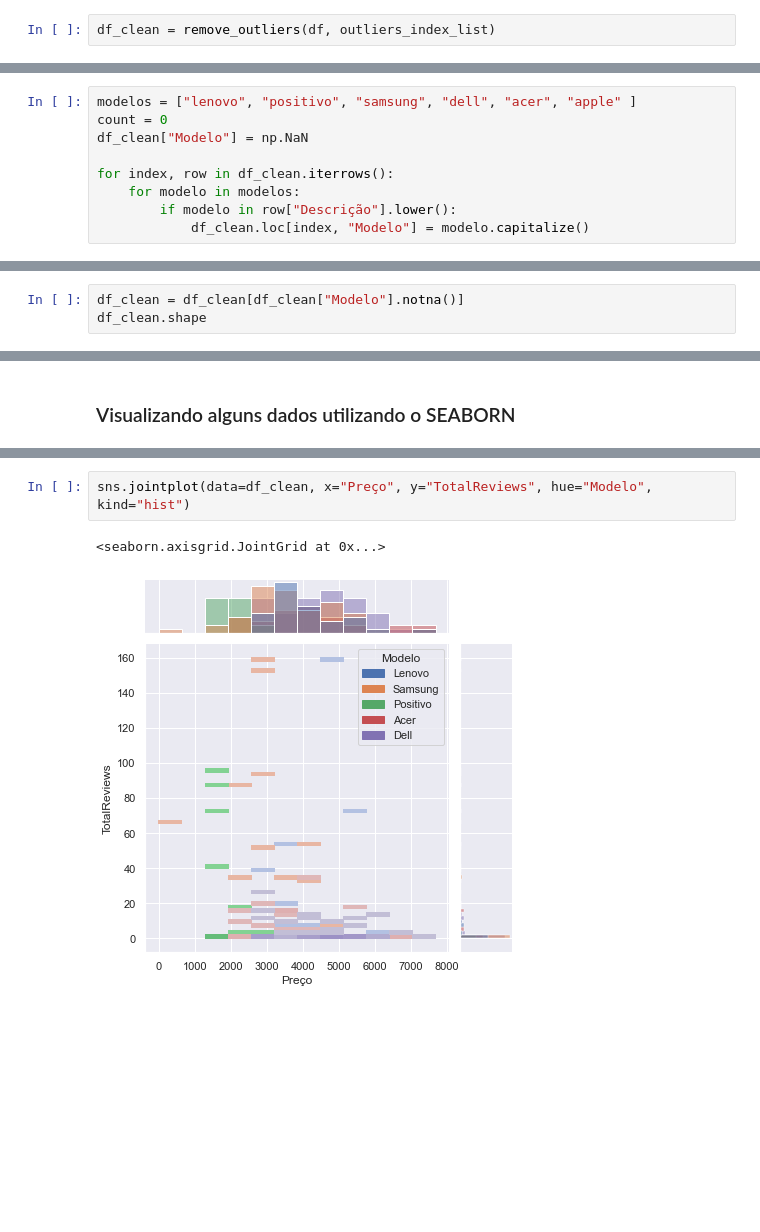
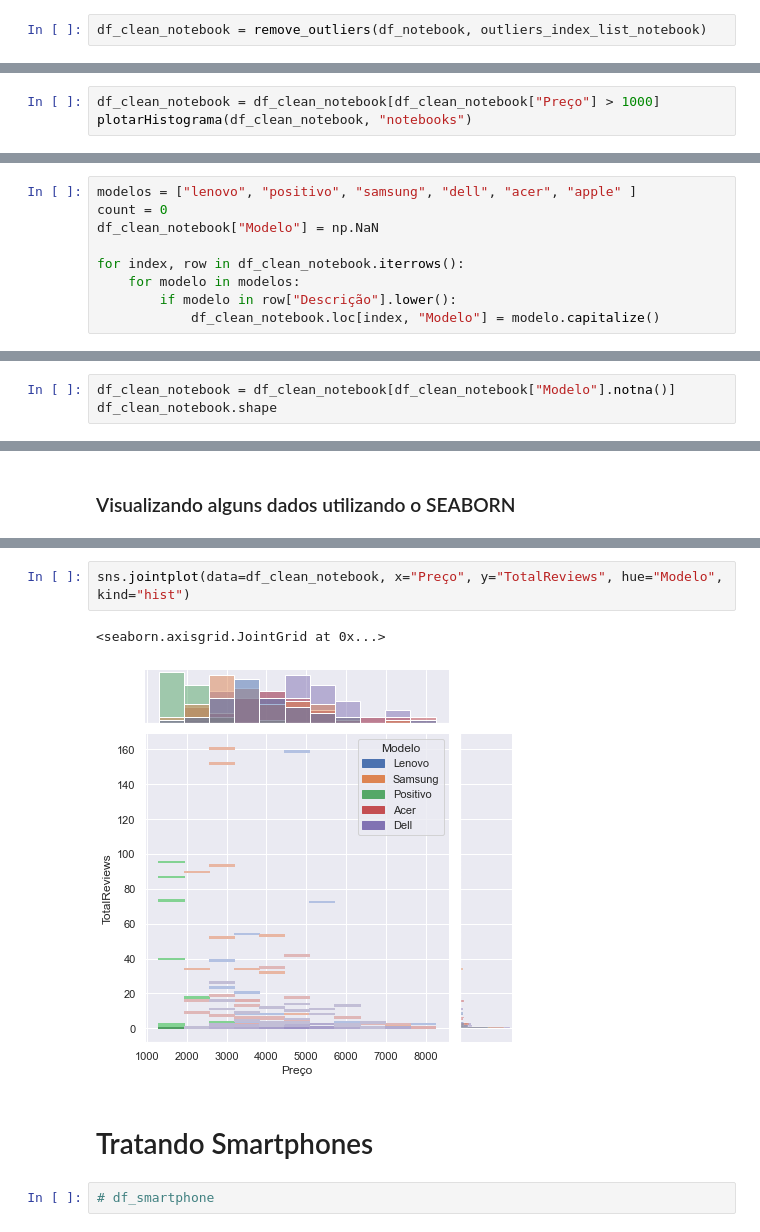
Before and after one commit to vitordutra/desafio-3-trilhas-webscraping, a Jupyter notebook: americanas/Análise Americanas.ipynb, the cells around one changed output, grey strips where cells are left out. Saved outputs shown, nothing was run; the diff lists cells and outputs as text; blank space fills up the shorter version.

```diff
--- a/americanas/Análise Americanas.ipynb
+++ b/americanas/Análise Americanas.ipynb
@@ -135,5 +254,5 @@ def remove_outliers(df, index_list):
 # %% [markdown]
 ### Limpa-se o dataframe dos outliers
 # %%
-df_clean = remove_outliers(df, outliers_index_list)
+df_clean_notebook = remove_outliers(df_notebook, outliers_index_list_notebook)
 # %%
@@ -156,0 +272,3 @@ plt.show()
+# %%
+df_clean_notebook = df_clean_notebook[df_clean_notebook["Preço"] > 1000]
+plotarHistograma(df_clean_notebook, "notebooks")
@@ -228,9 +342,9 @@ df_clean[df_clean["Descrição"].str.lower().str.contains(objeto.lower())].head(
 # %%
 modelos = ["lenovo", "positivo", "samsung", "dell", "acer", "apple" ]
 count = 0
-df_clean["Modelo"] = np.NaN
+df_clean_notebook["Modelo"] = np.NaN
 
-for index, row in df_clean.iterrows():
+for index, row in df_clean_notebook.iterrows():
     for modelo in modelos:
         if modelo in row["Descrição"].lower():
-            df_clean.loc[index, "Modelo"] = modelo.capitalize()
+            df_clean_notebook.loc[index, "Modelo"] = modelo.capitalize()
@@ -253,6 +351,6 @@ df_clean
 # %% [markdown]
 ## Retirando os modelos não encontrados
 # %%
-df_clean = df_clean[df_clean["Modelo"].notna()]
-df_clean.shape
+df_clean_notebook = df_clean_notebook[df_clean_notebook["Modelo"].notna()]
+df_clean_notebook.shape
 # %% [output]
@@ -267,5 +365,9 @@ sns.pairplot(data=df_clean, hue="Modelo")
 # %%
-sns.jointplot(data=df_clean, x="Preço", y="TotalReviews", hue="Modelo", kind="hist")
+sns.jointplot(data=df_clean_notebook, x="Preço", y="TotalReviews", hue="Modelo", kind="hist")
 # %% [output]
 <seaborn.axisgrid.JointGrid at 0x...>
-[figure, old version]
+[figure, new version]
+# %% [markdown]
+# Tratando Smartphones
+# %%
+# df_smartphone
```
Also changed, not shown: parts of 98 cells of this notebook, 6 other files.
